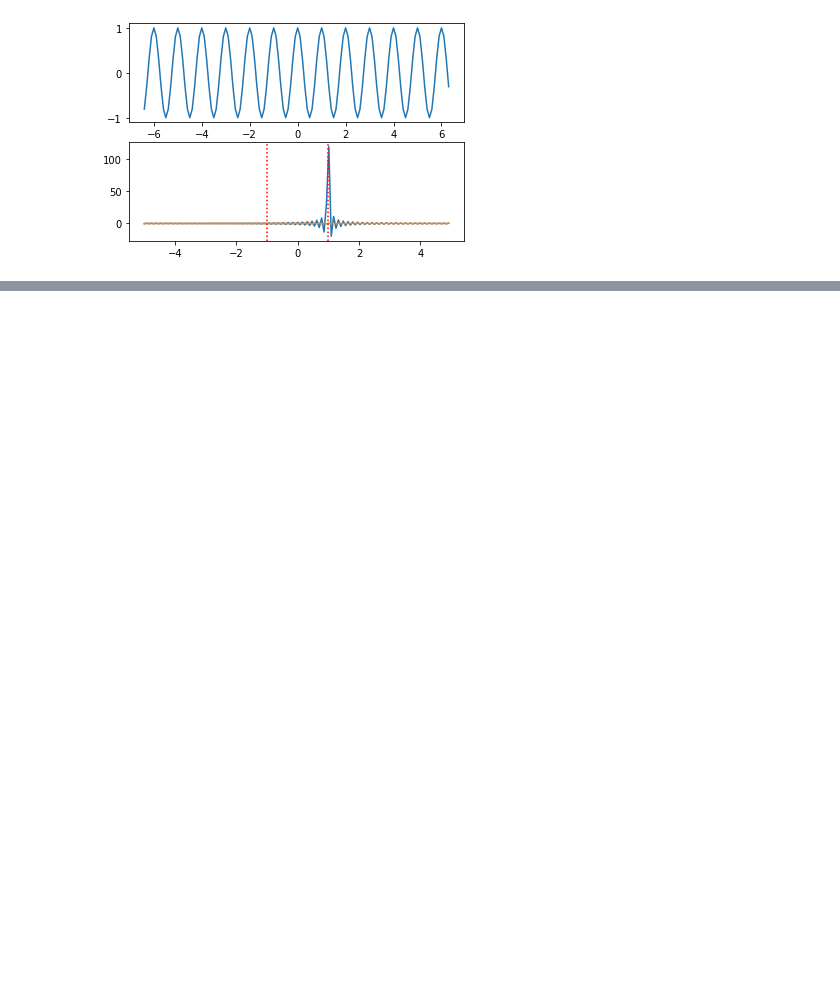
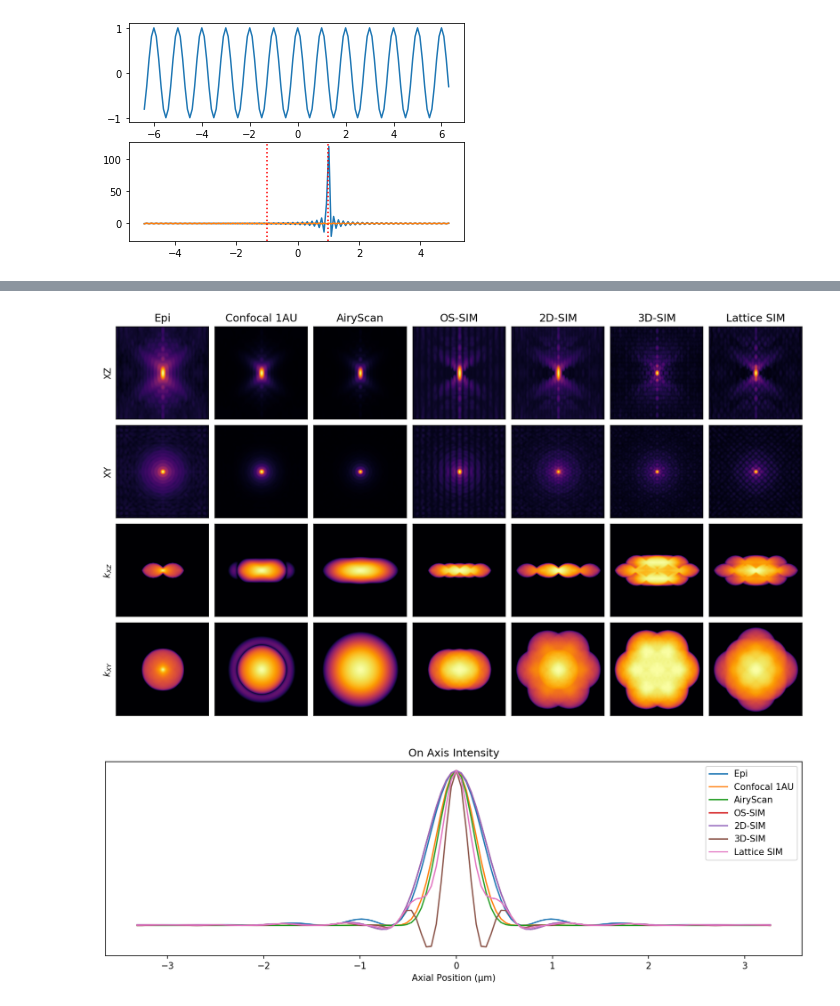
Before and after one commit to david-hoffman/pyotf, a Jupyter notebook: notebooks/Microscope Imaging Models/SIM.ipynb, the cells around one changed output, grey strips where cells are left out. Cells and saved outputs as stored; diff of their text form; code cells hidden in the pictures; blank space fills up the shorter version.

```diff
--- a/notebooks/Microscope Imaging Models/SIM.ipynb
+++ b/notebooks/Microscope Imaging Models/SIM.ipynb
@@ -124,0 +127,16 @@ for i in (-1, 1):
+# %%
+base_psf_params = dict(
+    model="sheppard",
+    oversample_factor=oversample_factor,
+    pixel_size=psf_params["res"]
+)
+
+base_psf_params.update(psf_params)
+
+sim_psf_params = dict(
+    na_exc=None,
+    wl_exc=0.561,
+    wiener=10,
+)
+
+sim_psf_params.update(base_psf_params)
@@ -124,0 +155,2 @@ for i in (-1, 1):
+# %%
+orientations = (0, 2 * pi / 3, 4 * pi / 3)
@@ -124,0 +172,23 @@ for i in (-1, 1):
+# %%
+epi = WidefieldMicroscope(**base_psf_params).PSF
+
+ls_psf = LatticeSIMMicroscope(**sim_psf_params).PSF
+
+sim2d_psf = SIM2DMicroscope(orientations=orientations, **sim_psf_params).PSF
+
+con_psf = ConfocalMicroscope(**base_psf_params, pinhole_size=1, wl_exc=0.561).PSF
+airy_psf = ConfocalMicroscope(**base_psf_params, pinhole_size=0, wl_exc=0.561).PSF
+
+os_sim_psf = SIM2DMicroscope(orientations=(0,), **{**sim_psf_params, "na_exc": sim_psf_params["na"] / 2}).PSF
+
+sim3d_psf = SIM3DMicroscope(orientations=orientations, dc_suppress=True, **sim_psf_params).PSF
+# %%
+easy_plot(
+    (epi, con_psf, airy_psf, os_sim_psf, sim2d_psf, sim3d_psf, ls_psf),
+    ("Epi", "Confocal 1AU", "AiryScan", "OS-SIM", "2D-SIM", "3D-SIM", "Lattice SIM"),
+    oversample_factor=1,
+    res=psf_params["res"]
+)
+# %% [output]
+[figure, added]
+[figure, added]
```
Also changed, not shown: parts of 17 cells of this notebook, 2 other files.
